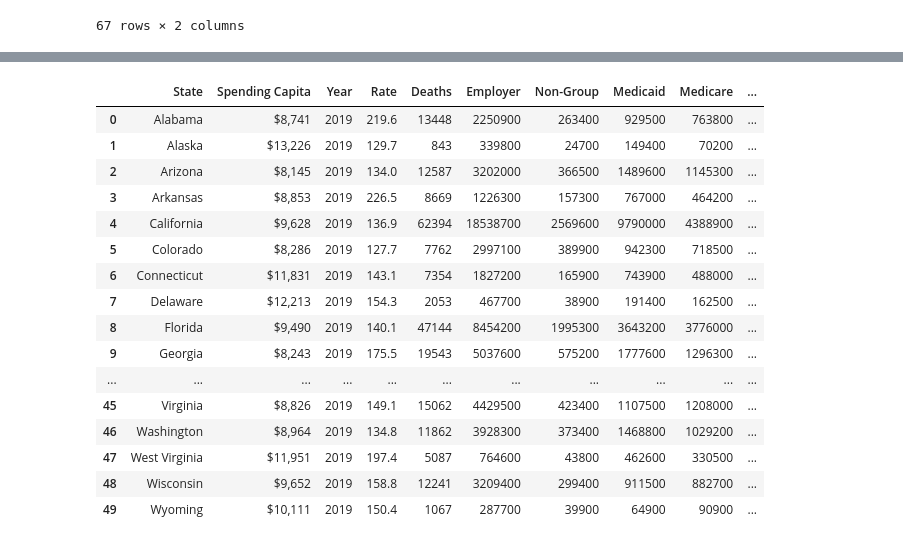
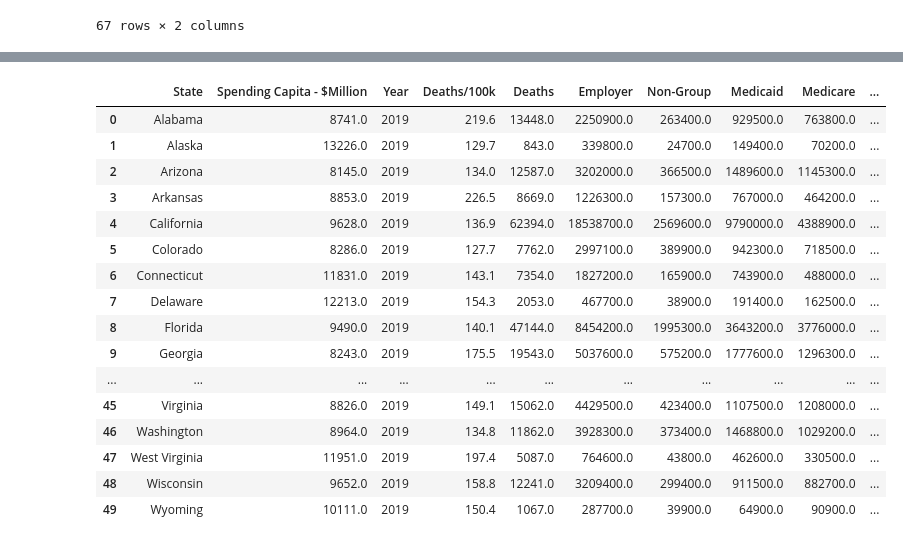
Before and after one commit to alejfxguti/Heart_Disease_Mortality_by_State, a Jupyter notebook: Hany not used datasets/project_1_group3.ipynb, the cells around one changed output, grey strips where cells are left out. Cells and saved outputs as stored; diff of their text form; code cells hidden in the pictures.

```diff
--- a/Hany not used datasets/project_1_group3.ipynb
+++ b/Hany not used datasets/project_1_group3.ipynb
@@ -12,8 +12,8 @@ import json
 from scipy.stats import linregress
 # %%
 # Load the CSV Heart Disease Mortality by State into a Pandas DataFrame file
-mortality_df = pd.read_csv("Resources/Heart Disease Mortality by State data-table.csv")
+mortality1_df = pd.read_csv("Resources/Heart Disease Mortality by State data-table.csv")
 
 # Display sample raw data before cleaning
-mortality_df.head()
+mortality_df
 # %% [output]
@@ -27,7 +38,7 @@ mortality_df.head()
 ## Cleaning Heart Disease Mortality by State
 
 # Deleting URL column
-mortality_df = mortality_df.drop(['URL'], axis=1)
+#mortality_df = mortality_df.drop(['URL'], axis=1)
 
 # Filtering Year Column by looping thru YEAR column to get Year 2019 only
 year = [2019]
@@ -103,7 +114,7 @@ states = {
     "MP" : "Northern Mariana Islands",
     "PR" : "Puerto Rico",
     "UM" : "United States Minor Outlying Islands",
-    "VI" : "U.S. Virgin Islands",
+    "VI" : "U.S. Virgin Islands"
 }
 
 # Using .replace to replace State Abbreviation with State Name from the dictionary
@@ -112,6 +123,9 @@ heart_mortality_df['State'] = heart_mortality_df['State'].replace(states)
 # Reseting the index
 heart_mortality_df = heart_mortality_df.reset_index(drop=True)
 
+heart_mortality_df['Deaths'] = heart_mortality_df['Deaths'].astype(float)
+heart_mortality_df['Rate'] = heart_mortality_df['Rate'].astype(float)
+
 # Print the CLEAN data frame
 heart_mortality_df
 # %% [output]
@@ -182,7 +196,11 @@ insurance_coverage_df = insurance_coverage_df.reset_index(drop=True)
 
 # Changing Total & Uninsured colom typt from str to Float & do subtraction to save it to Insured column
 insurance_coverage_df['Insured'] = insurance_coverage_df['Total'].astype("float") - insurance_coverage_df['Uninsured'].astype("float")
-
+insurance_coverage_df['Employer'] = insurance_coverage_df['Employer'].astype("float")
+insurance_coverage_df['Non-Group'] = insurance_coverage_df['Non-Group'].astype("float")
+insurance_coverage_df['Medicaid'] = insurance_coverage_df['Medicaid'].astype("float")
+insurance_coverage_df['Medicare'] = insurance_coverage_df['Medicare'].astype("float")
+insurance_coverage_df['Military'] = insurance_coverage_df['Military'].astype("float")
 # Print the CLEAN data frame
 insurance_coverage_df
 # %% [output]
@@ -264,25 +446,36 @@ expenditures_capita_df
 # %%
 ## Merging
 
 # Merging insurance_coverage_df to heart_mortality_df to expenditures_capita_df on 2 steps
 merge1_df = pd.merge(expenditures_capita_df,heart_mortality_df, how="left", on="State")
 state_heart_decease_df = pd.merge(merge1_df,insurance_coverage_df, how="left", on="State")
+state_heart_decease_df['Spending Capita - $Million'] = state_heart_decease_df['Spending Capita - $Million'].str.replace(',', '').str.replace('$', '').astype(float)
+
+state_heart_decease_df['Deaths/100k'] = state_heart_decease_df['Deaths/100k'].astype(float)
+state_heart_decease_df['Employer'] = state_heart_decease_df['Employer'].astype(float)
+state_heart_decease_df['Non-Group'] = state_heart_decease_df['Non-Group'].astype(float)
+state_heart_decease_df['Medicaid'] = state_heart_decease_df['Medicaid'].astype(float)
+state_heart_decease_df['Medicare'] = state_heart_decease_df['Medicare'].astype(float)
+state_heart_decease_df['Military'] = state_heart_decease_df['Military'].astype(float)
+state_heart_decease_df['Uninsured'] = state_heart_decease_df['Uninsured'].astype(float)
+state_heart_decease_df['Insured'] = state_heart_decease_df['Insured'].astype(float)
+state_heart_decease_df['Total'] = state_heart_decease_df['Total'].astype(float)
 state_heart_decease_df
 # %% [output]
-|  | State | Spending Capita | Year | Rate | Deaths | Employer | Non-Group | Medicaid | Medicare | ... |
-| 0 | Alabama | $8,741 | 2019 | 219.6 | 13448 | 2250900 | 263400 | 929500 | 763800 | ... |
-| 1 | Alaska | $13,226 | 2019 | 129.7 | 843 | 339800 | 24700 | 149400 | 70200 | ... |
-| 2 | Arizona | $8,145 | 2019 | 134.0 | 12587 | 3202000 | 366500 | 1489600 | 1145300 | ... |
-| 3 | Arkansas | $8,853 | 2019 | 226.5 | 8669 | 1226300 | 157300 | 767000 | 464200 | ... |
-| 4 | California | $9,628 | 2019 | 136.9 | 62394 | 18538700 | 2569600 | 9790000 | 4388900 | ... |
-| 5 | Colorado | $8,286 | 2019 | 127.7 | 7762 | 2997100 | 389900 | 942300 | 718500 | ... |
-| 6 | Connecticut | $11,831 | 2019 | 143.1 | 7354 | 1827200 | 165900 | 743900 | 488000 | ... |
-| 7 | Delaware | $12,213 | 2019 | 154.3 | 2053 | 467700 | 38900 | 191400 | 162500 | ... |
-| 8 | Florida | $9,490 | 2019 | 140.1 | 47144 | 8454200 | 1995300 | 3643200 | 3776000 | ... |
-| 9 | Georgia | $8,243 | 2019 | 175.5 | 19543 | 5037600 | 575200 | 1777600 | 1296300 | ... |
+|  | State | Spending Capita - $Million | Year | Deaths/100k | Deaths | Employer | Non-Group | Medicaid | Medicare | ... |
+| 0 | Alabama | 8741.0 | 2019 | 219.6 | 13448.0 | 2250900.0 | 263400.0 | 929500.0 | 763800.0 | ... |
+| 1 | Alaska | 13226.0 | 2019 | 129.7 | 843.0 | 339800.0 | 24700.0 | 149400.0 | 70200.0 | ... |
+| 2 | Arizona | 8145.0 | 2019 | 134.0 | 12587.0 | 3202000.0 | 366500.0 | 1489600.0 | 1145300.0 | ... |
+| 3 | Arkansas | 8853.0 | 2019 | 226.5 | 8669.0 | 1226300.0 | 157300.0 | 767000.0 | 464200.0 | ... |
+| 4 | California | 9628.0 | 2019 | 136.9 | 62394.0 | 18538700.0 | 2569600.0 | 9790000.0 | 4388900.0 | ... |
+| 5 | Colorado | 8286.0 | 2019 | 127.7 | 7762.0 | 2997100.0 | 389900.0 | 942300.0 | 718500.0 | ... |
+| 6 | Connecticut | 11831.0 | 2019 | 143.1 | 7354.0 | 1827200.0 | 165900.0 | 743900.0 | 488000.0 | ... |
+| 7 | Delaware | 12213.0 | 2019 | 154.3 | 2053.0 | 467700.0 | 38900.0 | 191400.0 | 162500.0 | ... |
+| 8 | Florida | 9490.0 | 2019 | 140.1 | 47144.0 | 8454200.0 | 1995300.0 | 3643200.0 | 3776000.0 | ... |
+| 9 | Georgia | 8243.0 | 2019 | 175.5 | 19543.0 | 5037600.0 | 575200.0 | 1777600.0 | 1296300.0 | ... |
 | ... | ... | ... | ... | ... | ... | ... | ... | ... | ... | ... |
-| 45 | Virginia | $8,826 | 2019 | 149.1 | 15062 | 4429500 | 423400 | 1107500 | 1208000 | ... |
-| 46 | Washington | $8,964 | 2019 | 134.8 | 11862 | 3928300 | 373400 | 1468800 | 1029200 | ... |
-| 47 | West Virginia | $11,951 | 2019 | 197.4 | 5087 | 764600 | 43800 | 462600 | 330500 | ... |
-| 48 | Wisconsin | $9,652 | 2019 | 158.8 | 12241 | 3209400 | 299400 | 911500 | 882700 | ... |
-| 49 | Wyoming | $10,111 | 2019 | 150.4 | 1067 | 287700 | 39900 | 64900 | 90900 | ... |
+| 45 | Virginia | 8826.0 | 2019 | 149.1 | 15062.0 | 4429500.0 | 423400.0 | 1107500.0 | 1208000.0 | ... |
+| 46 | Washington | 8964.0 | 2019 | 134.8 | 11862.0 | 3928300.0 | 373400.0 | 1468800.0 | 1029200.0 | ... |
+| 47 | West Virginia | 11951.0 | 2019 | 197.4 | 5087.0 | 764600.0 | 43800.0 | 462600.0 | 330500.0 | ... |
+| 48 | Wisconsin | 9652.0 | 2019 | 158.8 | 12241.0 | 3209400.0 | 299400.0 | 911500.0 | 882700.0 | ... |
+| 49 | Wyoming | 10111.0 | 2019 | 150.4 | 1067.0 | 287700.0 | 39900.0 | 64900.0 | 90900.0 | ... |
```
Also changed, not shown: parts of 13 cells of this notebook, 19 other files.
